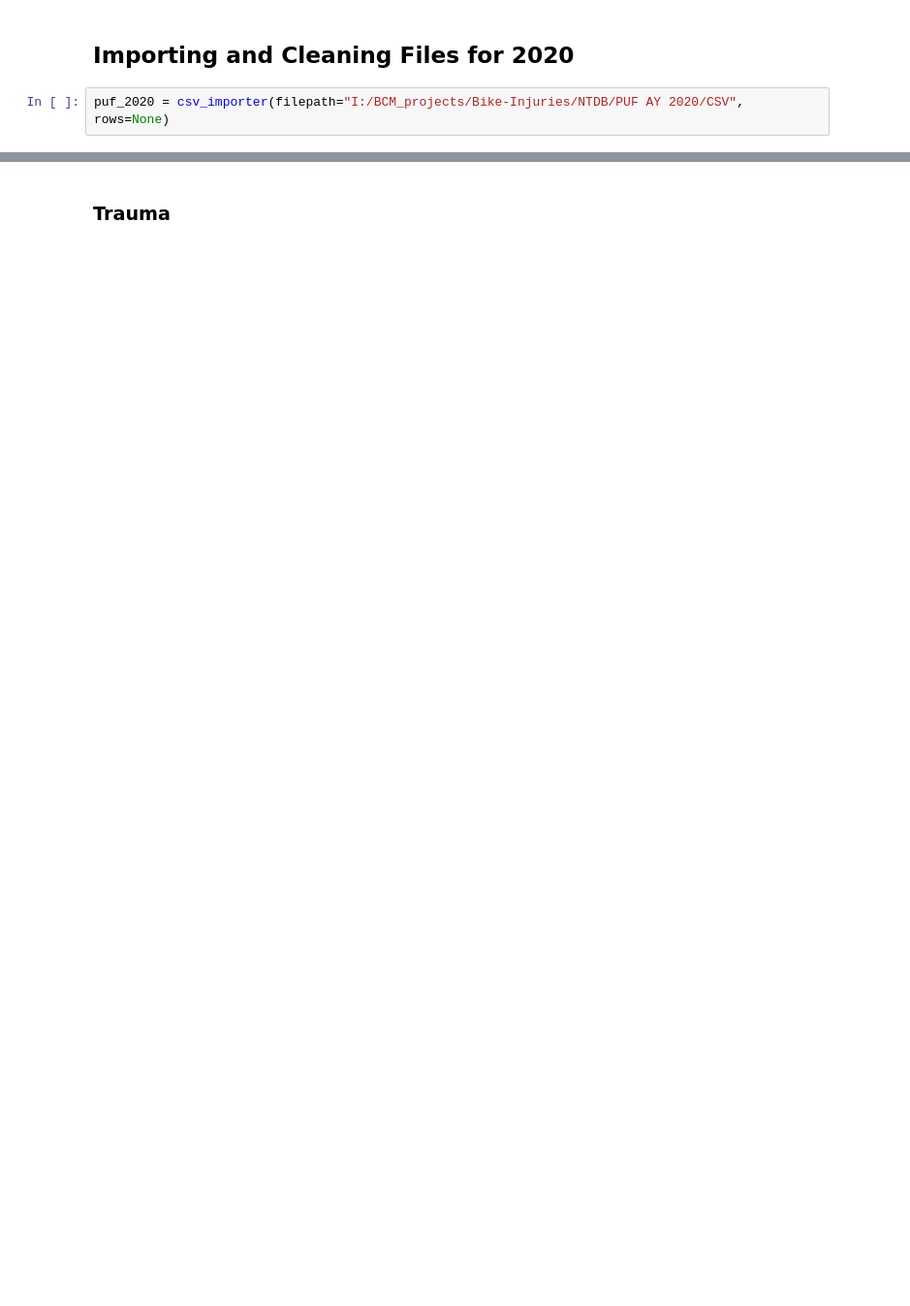
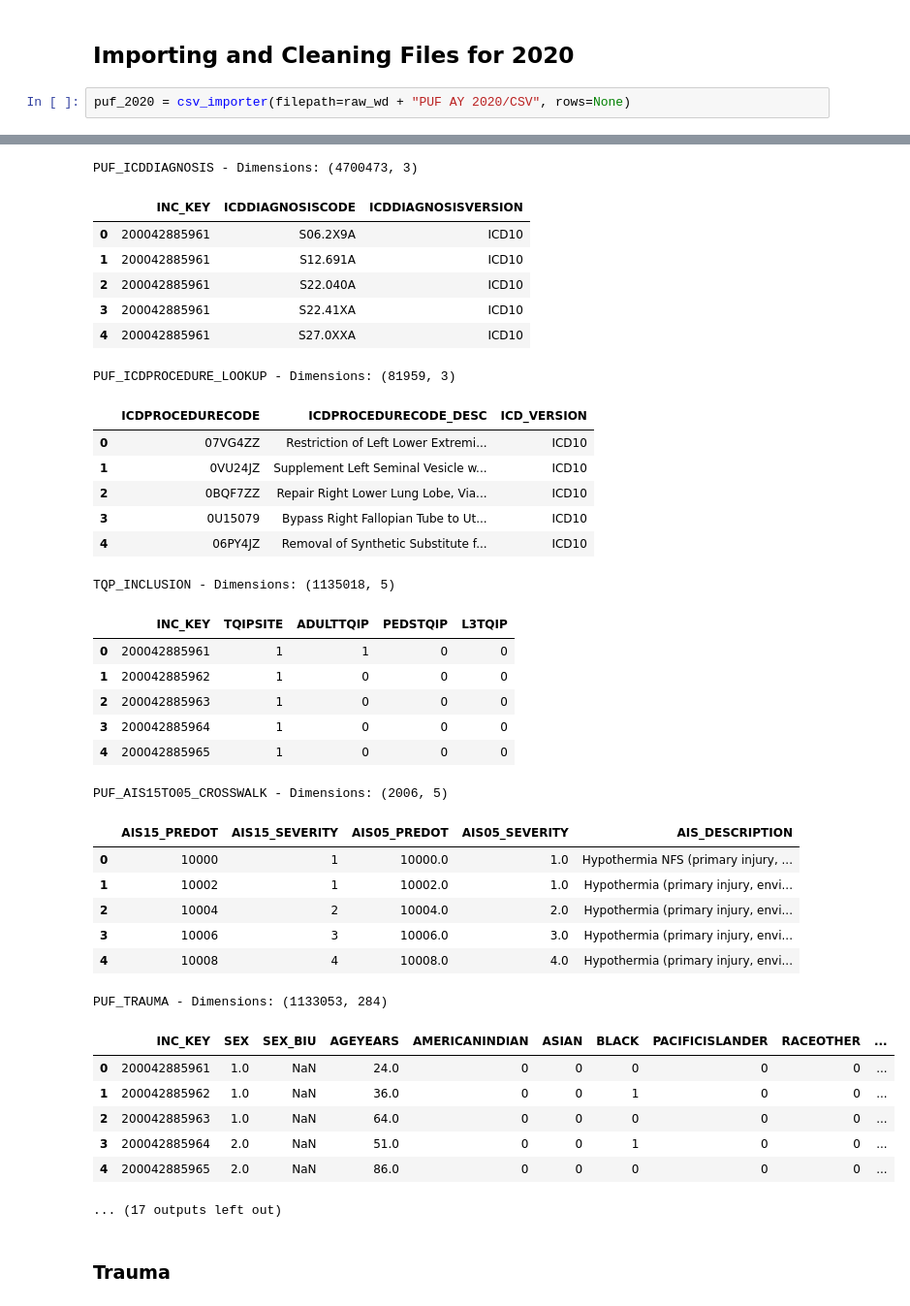
Before and after one commit to toofastdan117/TQP_bike_alcohol_helmets, a Jupyter notebook: 01_TQP_Parser.ipynb, the cells around one changed output, grey strips where cells are left out. Shown at 97% size. Drawn from its saved outputs; the diff is of its cells as text; blank space fills up the shorter version.

```diff
--- a/01_TQP_Parser.ipynb
+++ b/01_TQP_Parser.ipynb
@@ -349,4 +657,5 @@ stat_printer(pre_bikes)
 # %% [markdown]
 ## **Importing and Cleaning Files for 2020**
 # %%
-puf_2020 = csv_importer(filepath="I:/BCM_projects/Bike-Injuries/NTDB/PUF AY 2020/CSV", rows=None)
+puf_2020 = csv_importer(filepath=raw_wd + "PUF AY 2020/CSV", rows=None)
+# %% [output]
@@ -353,3 +685,39 @@ puf_2020 = csv_importer(filepath="I:/BCM_projects/Bike-Injuries/NTDB/PUF AY 2020
+PUF_ICDDIAGNOSIS - Dimensions: (4700473, 3)
+|  | INC_KEY | ICDDIAGNOSISCODE | ICDDIAGNOSISVERSION |
+| 0 | 200042885961 | S06.2X9A | ICD10 |
+| 1 | 200042885961 | S12.691A | ICD10 |
+| 2 | 200042885961 | S22.040A | ICD10 |
+| 3 | 200042885961 | S22.41XA | ICD10 |
+| 4 | 200042885961 | S27.0XXA | ICD10 |
+PUF_ICDPROCEDURE_LOOKUP - Dimensions: (81959, 3)
+|  | ICDPROCEDURECODE | ICDPROCEDURECODE_DESC | ICD_VERSION |
+| 0 | 07VG4ZZ | Restriction of Left Lower Extremi... | ICD10 |
+| 1 | 0VU24JZ | Supplement Left Seminal Vesicle w... | ICD10 |
+| 2 | 0BQF7ZZ | Repair Right Lower Lung Lobe, Via... | ICD10 |
+| 3 | 0U15079 | Bypass Right Fallopian Tube to Ut... | ICD10 |
+| 4 | 06PY4JZ | Removal of Synthetic Substitute f... | ICD10 |
+TQP_INCLUSION - Dimensions: (1135018, 5)
+|  | INC_KEY | TQIPSITE | ADULTTQIP | PEDSTQIP | L3TQIP |
+| 0 | 200042885961 | 1 | 1 | 0 | 0 |
+| 1 | 200042885962 | 1 | 0 | 0 | 0 |
+| 2 | 200042885963 | 1 | 0 | 0 | 0 |
+| 3 | 200042885964 | 1 | 0 | 0 | 0 |
+| 4 | 200042885965 | 1 | 0 | 0 | 0 |
+PUF_AIS15TO05_CROSSWALK - Dimensions: (2006, 5)
+|  | AIS15_PREDOT | AIS15_SEVERITY | AIS05_PREDOT | AIS05_SEVERITY | AIS_DESCRIPTION |
+| 0 | 10000 | 1 | 10000.0 | 1.0 | Hypothermia NFS (primary injury, ... |
+| 1 | 10002 | 1 | 10002.0 | 1.0 | Hypothermia (primary injury, envi... |
+| 2 | 10004 | 2 | 10004.0 | 2.0 | Hypothermia (primary injury, envi... |
+| 3 | 10006 | 3 | 10006.0 | 3.0 | Hypothermia (primary injury, envi... |
+| 4 | 10008 | 4 | 10008.0 | 4.0 | Hypothermia (primary injury, envi... |
+PUF_TRAUMA - Dimensions: (1133053, 284)
+|  | INC_KEY | SEX | SEX_BIU | AGEYEARS | AMERICANINDIAN | ASIAN | BLACK | PACIFICISLANDER | RACEOTHER | ... |
+| 0 | 200042885961 | 1.0 | NaN | 24.0 | 0 | 0 | 0 | 0 | 0 | ... |
+| 1 | 200042885962 | 1.0 | NaN | 36.0 | 0 | 0 | 1 | 0 | 0 | ... |
+| 2 | 200042885963 | 1.0 | NaN | 64.0 | 0 | 0 | 0 | 0 | 0 | ... |
+| 3 | 200042885964 | 2.0 | NaN | 51.0 | 0 | 0 | 1 | 0 | 0 | ... |
+| 4 | 200042885965 | 2.0 | NaN | 86.0 | 0 | 0 | 0 | 0 | 0 | ... |
+... (17 outputs left out)
 # %% [markdown]
 ### Trauma
 # %%
```
Also changed, not shown: parts of 54 cells of this notebook, 2 other files.
